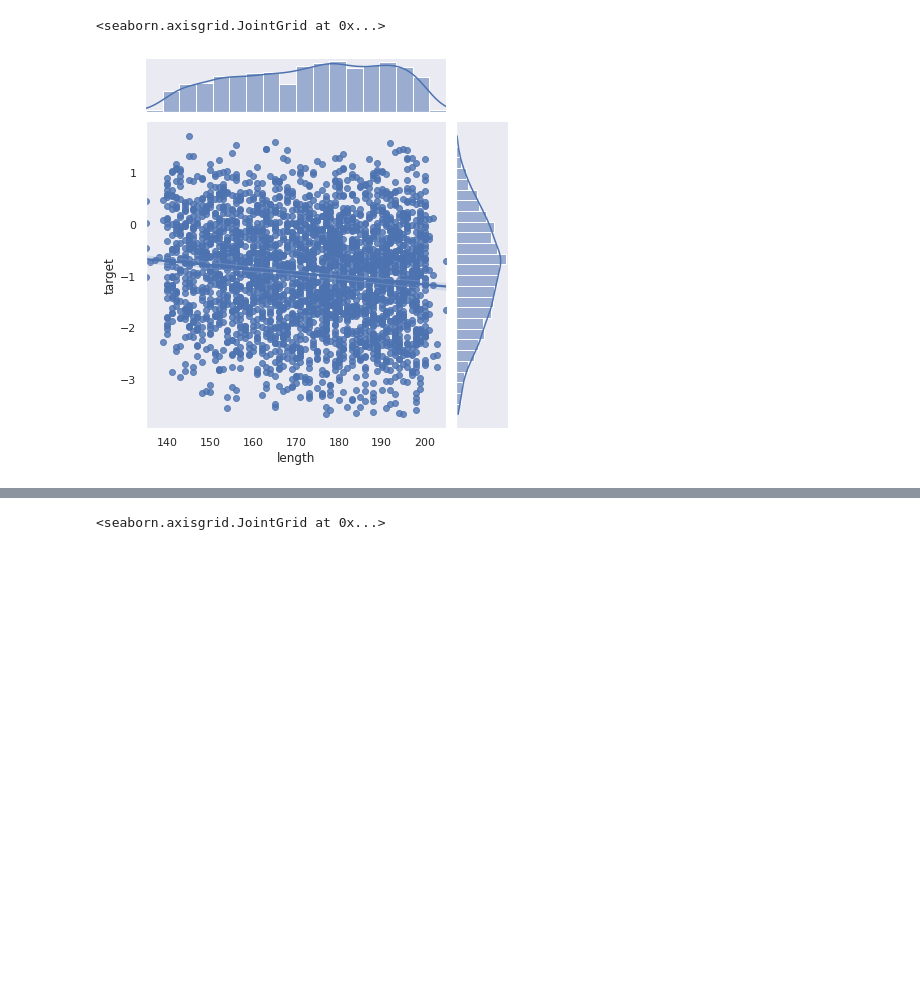
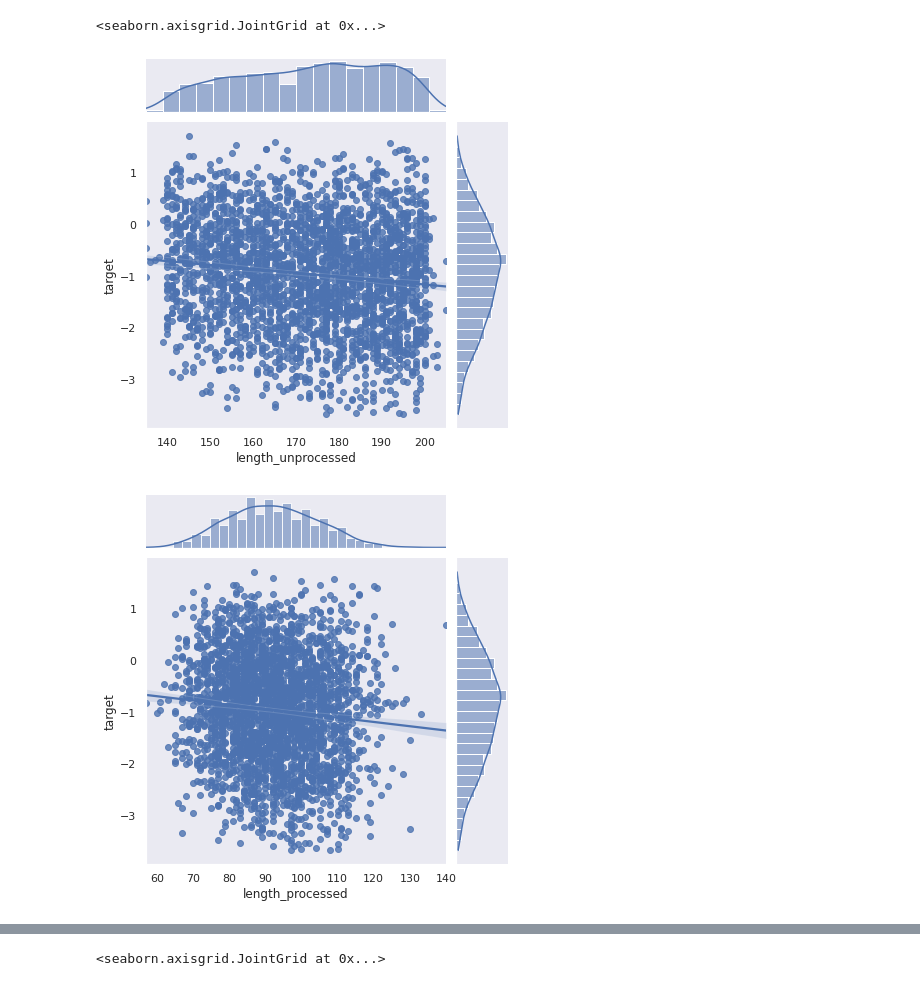
Before and after one commit to ana-borges/CommonLit-Readability, a Jupyter notebook: notebooks/data_exploration.ipynb, the cells around one changed output, grey strips where cells are left out. Cells and saved outputs as stored; diff of their text form; code cells hidden in the pictures; blank space fills up the shorter version.

```diff
--- a/notebooks/data_exploration.ipynb
+++ b/notebooks/data_exploration.ipynb
@@ -18,0 +23,10 @@ test_df = pd.read_csv('data/test.csv', encoding = 'latin-1')
+# %%
+new_file = 'cleaned_text_for_exploration.csv'
+new_column = 'cleaned_text'
+
+#%run ../scripts/text_processing.py -f ../data/train.csv -c excerpt -nc cleaned_text -nf cleaned_text_for_exploration.csv
+
+new_df = pd.read_csv('../data/outputs/' + new_file)
+columns = ['excerpt', 'cleaned_text', 'target', 'standard_error']
+text_df = pd.DataFrame(new_df, columns=columns)
+text_df.head()
@@ -19,13 +40,17 @@ test_df = pd.read_csv('data/test.csv', encoding = 'latin-1')
 # %%
 ## EXPLORATORY ANALYSIS
 
 # Let's see the distribution of the lengths of the texts, and see if they have any correlation with the target
-train_df['length'] = train_df['excerpt'].str.lower().str.split().apply(len)
+text_df['length_unprocessed'] = text_df['excerpt'].str.lower().str.split().apply(len)
+text_df['length_processed'] = text_df[new_column].str.split().apply(len)
+
 
 #sns.jointplot(x=train_df["length"], y=train_df["target"], kind='scatter', s=200, color='grey', edgecolor="skyblue", linewidth=2)
 sns.set(style="dark", color_codes=True)
 #sns.jointplot(x=train_df["length"], y=train_df["target"], kind='kde', color="skyblue")
-sns.jointplot(x=train_df["length"], y=train_df["target"], kind='reg')
+sns.jointplot(x=text_df["length_unprocessed"], y=text_df["target"], kind='reg')
+sns.jointplot(x=text_df["length_processed"], y=text_df["target"], kind='reg')
 # %% [output]
 <seaborn.axisgrid.JointGrid at 0x...>
-[figure, old version]
+[figure, new version]
+[figure, added]
```
Also changed, not shown: parts of 17 cells of this notebook.
